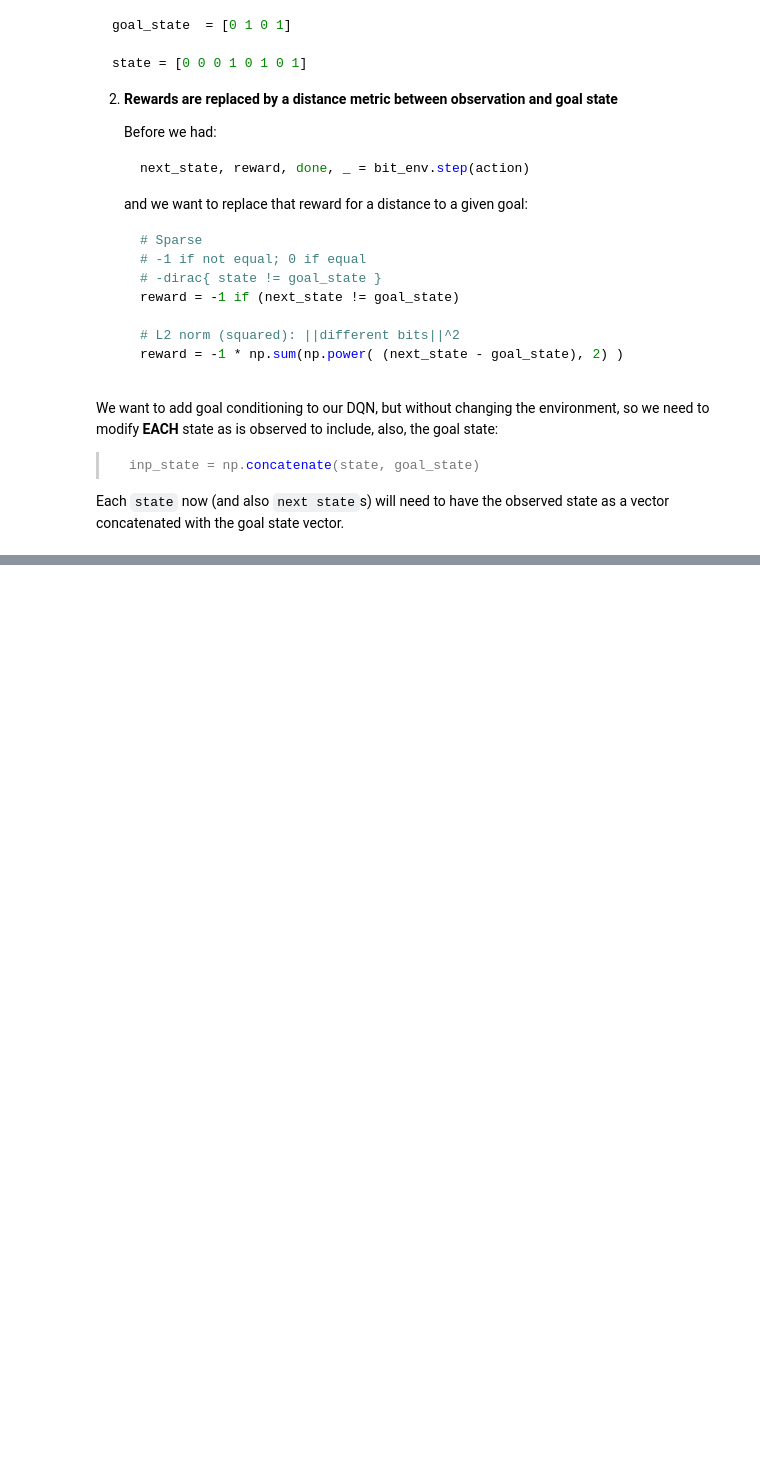
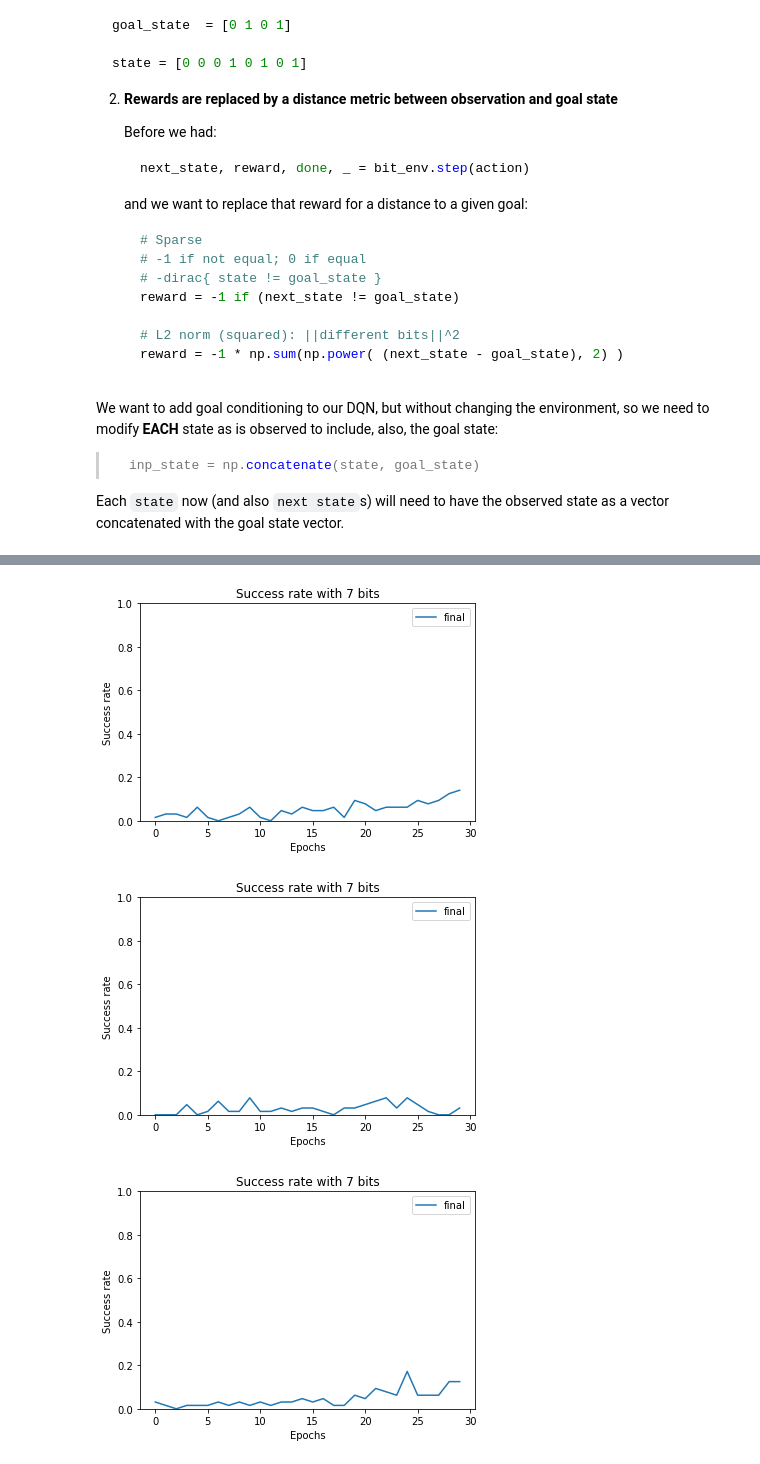
Before and after one commit to LecJackS/CS-330-Deep-Multi-Task-and-Meta-Learning, a Jupyter notebook: hw3/Hw3 - Goal Conditioned RL & Hindsight Experience Replay - Step by step.ipynb, the cells around one changed output, grey strips where cells are left out. Saved outputs shown, nothing was run; the diff lists cells and outputs as text; code cells hidden in the pictures; blank space fills up the shorter version.

```diff
--- a/hw3/Hw3 - Goal Conditioned RL & Hindsight Experience Replay - Step by step.ipynb
+++ b/hw3/Hw3 - Goal Conditioned RL & Hindsight Experience Replay - Step by step.ipynb
@@ -330,20 +342,3 @@ num_epochs = 150#FLAGS.num_epochs  # epochs to run training for
 num_episodes = 16  # episodes to run in the environment per epoch
 num_relabeled = 4  # relabeled experiences to add to replay_buffer each pass
 gamma = 0.98  # weighting past and future rewards
-
-# create bit flipping environment and replay buffer
-bit_env = BitFlipEnv(num_bits)
-replay_buffer = Buffer(buffer_size, batch_size)
-
-# set up Q-policy (model) and Q-target (target_model)
-model = Model(num_bits, scope='model', reuse=False)
-target_model = Model(num_bits, scope='target_model', reuse=False)
-
-update_ops_initial = update_target_graph('model', 'target_model', tau=0.0)
-update_ops = update_target_graph('model', 'target_model', tau=tau)
-
-sess = tf.InteractiveSession()
-sess.run(tf.global_variables_initializer())
-
-# start by making Q-target and Q-policy the same
-updateTarget(update_ops_initial, sess)
@@ -354,5 +345,5 @@ Please use `layer.__call__` method instead.
 # %%
-def solve_environment(state, goal_state, total_reward):
+def solve_environment(state, goal_state, total_reward, sess, model, bit_env, num_bits):
     '''attempt to solve the bit flipping environment using the current policy'''
 
     # list for recording what happened in the episode
@@ -362,14 +353,15 @@ def solve_environment(state, goal_state, total_reward):
     for t in range(num_bits):
         # attempt to solve the state - number of steps given to solve the
         # state is equal to the size of the vector
-
         # ======================== TODO modify code ========================
         #print(t, state, goal_state)
         inp_state = state
         # J: Concat goal_state to each state observation
         inp_state = np.concatenate([state, goal_state])
-        #print(t, inp_state)
+
+        #print(t, inp_state, num_bits)
         # forward pass to find action
+
         action = sess.run(model.predict, feed_dict={model.inp: [inp_state]})[0]
         # take the action
         next_state, reward, done, _ = bit_env.step(action)
@@ -401,10 +393,10 @@ def solve_environment(state, goal_state, total_reward):
 
         # ========================      END TODO       ========================
 
-    return succeeded, episode_experience, total_reward / FLAGS.log_interval
+    return succeeded, episode_experience, total_reward / 5
 
 
-def update_replay_buffer(episode_experience, HER):
+def update_replay_buffer(self, episode_experience, HER):
     '''adds past experience to the replay buffer. Training is done with episodes from the replay
     buffer. When HER is used, relabeled experiences are also added to the replay buffer
 
@@ -423,7 +415,7 @@ def update_replay_buffer(episode_experience, HER):
         # next state
         inputs_ = s_
         # add to the replay buffer
-        replay_buffer.add(inputs, a, r, inputs_)
+        self.replay_buffer.add(inputs, a, r, inputs_)
 
         # when HER is used, each call to update_replay_buffer should add num_relabeled
         # relabeled points to the replay buffer
@@ -441,7 +433,7 @@ def update_replay_buffer(episode_experience, HER):
             relabel_state = np.asarray([s_[:m], new_goal]).flatten()
             # Update reward (distance)
             r_new = -1 * np.sum(np.power((s_[:m] - new_goal), 2))
-            replay_buffer.add(inputs, a, r_new, relabel_state)
+            self.replay_buffer.add(inputs, a, r_new, relabel_state)
 
         elif HER == 'future':
             # future - relabel based on future state. At each timestep t, relabel the
@@ -450,7 +442,7 @@ def update_replay_buffer(episode_experience, HER):
             # pass
             t_future = np.random.randint(t, m)
             _, _, _, relabel_goal, _ = episode_experience[t_future]
-            replay_buffer.add(inputs, a, r, relabel_goal)
+            self.replay_buffer.add(inputs, a, r, relabel_goal)
 
 
         elif HER == 'random':
@@ -459,7 +451,7 @@ def update_replay_buffer(episode_experience, HER):
             m = len(episode_experience)
             t_random = np.random.randint(0, m)
             _, _, _, relabel_goal, _ = episode_experience[t_random]
-            replay_buffer.add(inputs, a, r, relabel_goal)
+            self.replay_buffer.add(inputs, a, r, relabel_goal)
 
         # ========================      END TODO       ========================
 
@@ -557,0 +651,4 @@ UnrecognizedFlagError: Unknown command line flag 'f'
+# %%
+x = experiment()
+# %%
+results = x.run_games(n=5)
@@ -557,0 +659,8 @@ UnrecognizedFlagError: Unknown command line flag 'f'
+# %%
+# pass success rate for each run as first argument and labels as second list
+for i in range(3):
+    plot_success_rate([results[i]], ['final'])
+# %% [output]
+[figure, added]
+[figure, added]
+[figure, added]
```
Also changed, not shown: parts of 24 cells of this notebook.
